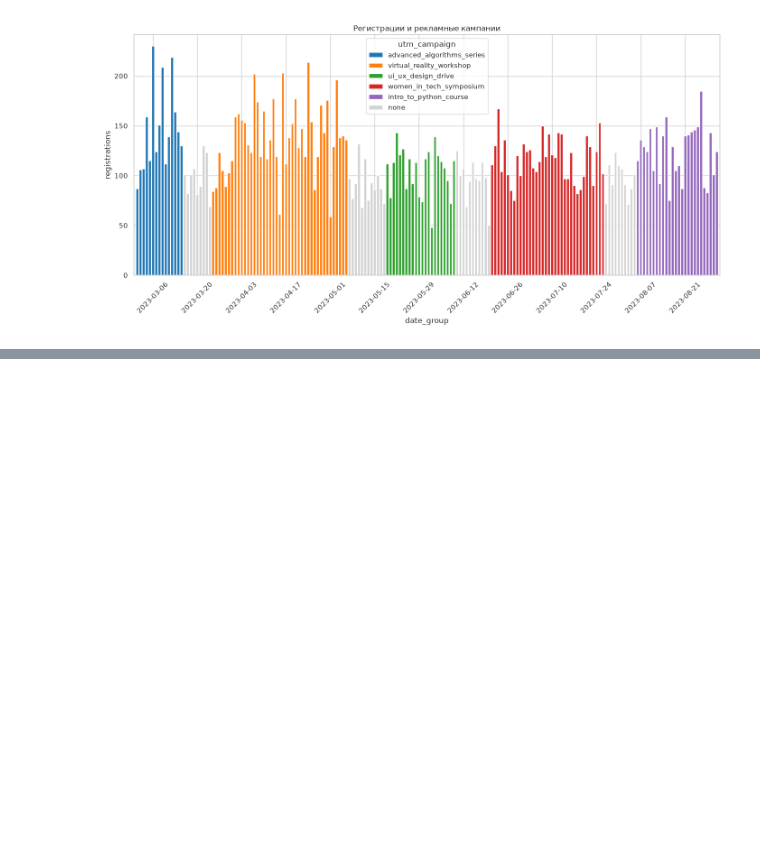
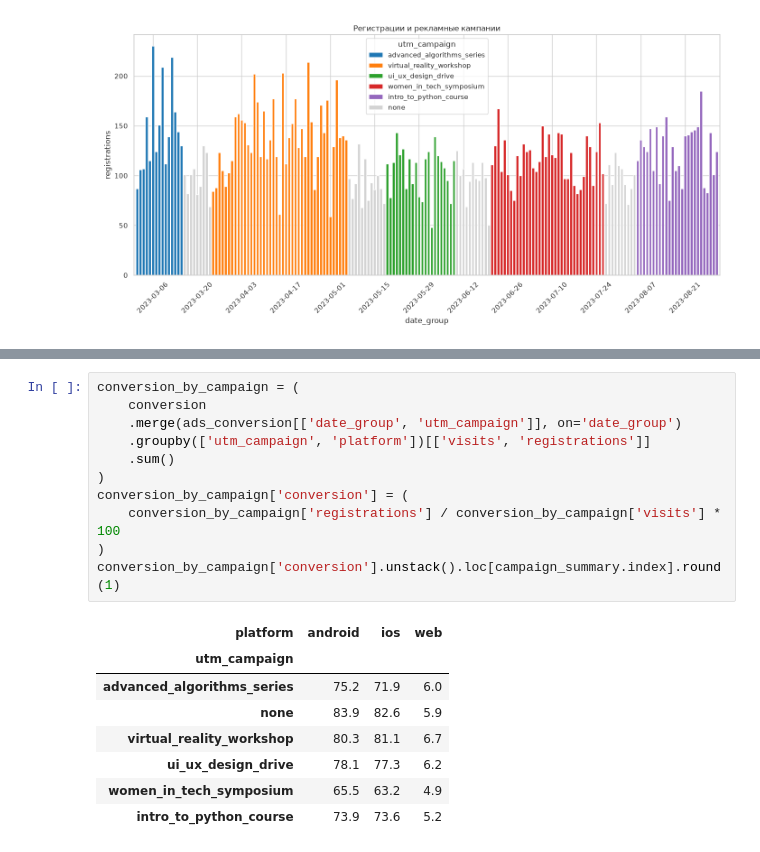
Before and after one commit to arnautovd/bi-analyst-project-100, a Jupyter notebook: charts_project.ipynb, the cells around one changed output, grey strips where cells are left out. Drawn from its saved outputs; the diff is of its cells as text; blank space fills up the shorter version.

```diff
--- a/charts_project.ipynb
+++ b/charts_project.ipynb
@@ -494,0 +599,20 @@ save_chart(fig, 'registrations_by_campaign')
+# %%
+conversion_by_campaign = (
+    conversion
+    .merge(ads_conversion[['date_group', 'utm_campaign']], on='date_group')
+    .groupby(['utm_campaign', 'platform'])[['visits', 'registrations']]
+    .sum()
+)
+conversion_by_campaign['conversion'] = (
+    conversion_by_campaign['registrations'] / conversion_by_campaign['visits'] * 100
+)
+conversion_by_campaign['conversion'].unstack().loc[campaign_summary.index].round(1)
+# %% [output]
+| platform | android | ios | web |
+| utm_campaign |  |  |  |
+| advanced_algorithms_series | 75.2 | 71.9 | 6.0 |
+| none | 83.9 | 82.6 | 5.9 |
+| virtual_reality_workshop | 80.3 | 81.1 | 6.7 |
+| ui_ux_design_drive | 78.1 | 77.3 | 6.2 |
+| women_in_tech_symposium | 65.5 | 63.2 | 4.9 |
+| intro_to_python_course | 73.9 | 73.6 | 5.2 |
```
Also changed, not shown: parts of 5 cells of this notebook, 3 other files.
